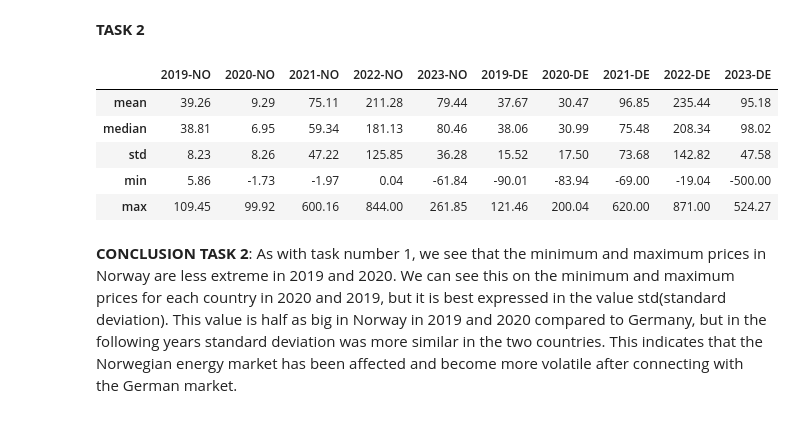
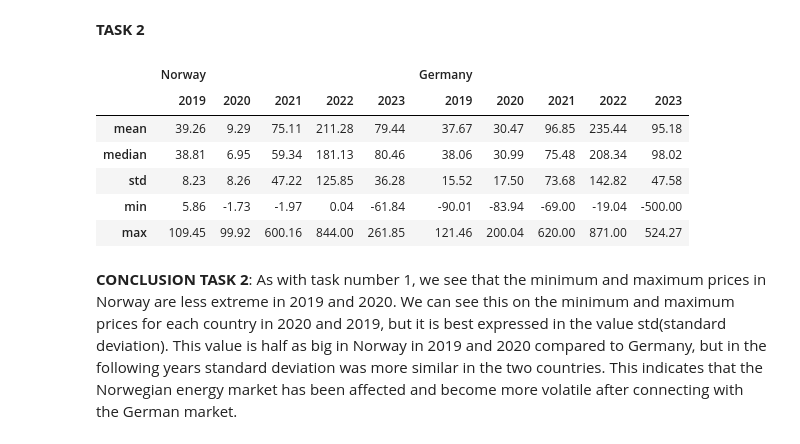
Before and after one commit to JoggiLJ/TECH_2_TERMPAPER, a Jupyter notebook: task.ipynb, the cells around one changed output. Cells and saved outputs as stored; diff of their text form; code cells hidden in the pictures.

Commit message:
More effective code task 2,3,4

```diff
--- a/task.ipynb
+++ b/task.ipynb
@@ -85,41 +85,44 @@ for i in range(5):
     globals()[f'NO_price_20{i+19}'] = df_price_NO[df_price_NO.index.year == int(f'20{i+19}')]['Price']
 
 for i in range(5):
     globals()[f'DE_price_20{i+19}'] = df_price_DE[df_price_DE.index.year == int(f'20{i+19}')]['Price']
 
 #Defined five new DataFrames that only contain the mean, median, std, min and max values of each year
-#Couldn't manage to use for-loop for this task
+#Didn´t manage to use loops for this task, but when we are only modifying 10 dataframes, it is not too cumbersome manually
 NO_summary_2019 = NO_price_2019.agg(['mean', 'median', 'std' , 'min' , 'max'])
 NO_summary_2020 = NO_price_2020.agg(['mean', 'median', 'std' , 'min' , 'max'])
 NO_summary_2021 = NO_price_2021.agg(['mean', 'median', 'std' , 'min' , 'max'])
 NO_summary_2022 = NO_price_2022.agg(['mean', 'median', 'std' , 'min' , 'max'])
 NO_summary_2023 = NO_price_2023.agg(['mean', 'median', 'std' , 'min' , 'max'])
 
 DE_summary_2019 = DE_price_2019.agg(['mean', 'median', 'std' , 'min' , 'max'])
 DE_summary_2020 = DE_price_2020.agg(['mean', 'median', 'std' , 'min' , 'max'])
 DE_summary_2021 = DE_price_2021.agg(['mean', 'median', 'std' , 'min' , 'max'])
 DE_summary_2022 = DE_price_2022.agg(['mean', 'median', 'std' , 'min' , 'max'])
 DE_summary_2023 = DE_price_2023.agg(['mean', 'median', 'std' , 'min' , 'max'])
 
-#Creating list of years to use for the final DataFrame
-yearlist = ['2019-NO', '2020-NO', '2021-NO', '2022-NO', '2023-NO', '2019-DE', '2020-DE', '2021-DE', '2022-DE', '2023-DE']
+#Creating list of years to use for the DataFrames
+yearlist = [2019, 2020, 2021, 2022, 2023]
 
-#Creating a new dataFrame by concatinating the 5 yearly summaries
+#Creating a new dataframes of all the years and assigning year labels to each column
 NO_summary_all = pd.concat([NO_summary_2019, NO_summary_2020, NO_summary_2021, NO_summary_2022, NO_summary_2023], axis = 1)
+NO_summary_all.columns = yearlist
 NO_summary_all = NO_summary_all.round(2)
 
 DE_summary_all = pd.concat([DE_summary_2019, DE_summary_2020, DE_summary_2021, DE_summary_2022, DE_summary_2023], axis = 1)
+DE_summary_all.columns = yearlist
 DE_summary_all = DE_summary_all.round(2)
 
 #Combining the two DataFrames and assigning each column to a year and country using 'yearlist'
-summary_all = pd.concat([NO_summary_all, DE_summary_all], ignore_index= True, axis = 1)
+NO_summary_all.columns = pd.MultiIndex.from_product([['Norway'], NO_summary_all.columns])
+DE_summary_all.columns = pd.MultiIndex.from_product([['Germany'], DE_summary_all.columns])
 
-summary_all.columns = yearlist
-
+summary_all = pd.concat([NO_summary_all, DE_summary_all], axis = 1)
 summary_all
 #To get the DataFrame into Excel, one simply copies it
 # %% [output]
-|  | 2019-NO | 2020-NO | 2021-NO | 2022-NO | 2023-NO | 2019-DE | 2020-DE | 2021-DE | 2022-DE | 2023-DE |
+|  | Norway |  |  |  |  | Germany |  |  |  |  |
+|  | 2019 | 2020 | 2021 | 2022 | 2023 | 2019 | 2020 | 2021 | 2022 | 2023 |
 | mean | 39.26 | 9.29 | 75.11 | 211.28 | 79.44 | 37.67 | 30.47 | 96.85 | 235.44 | 95.18 |
 | median | 38.81 | 6.95 | 59.34 | 181.13 | 80.46 | 38.06 | 30.99 | 75.48 | 208.34 | 98.02 |
 | std | 8.23 | 8.26 | 47.22 | 125.85 | 36.28 | 15.52 | 17.50 | 73.68 | 142.82 | 47.58 |
```
Also changed, not shown: parts of 11 cells of this notebook.
